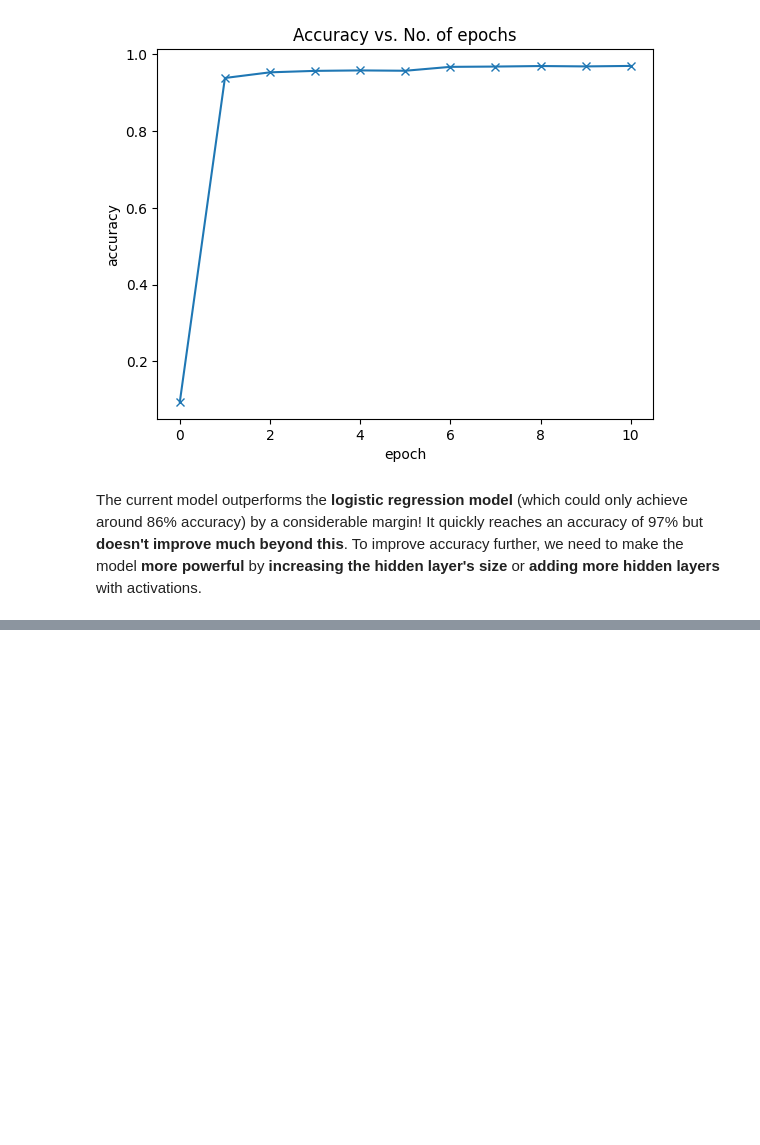
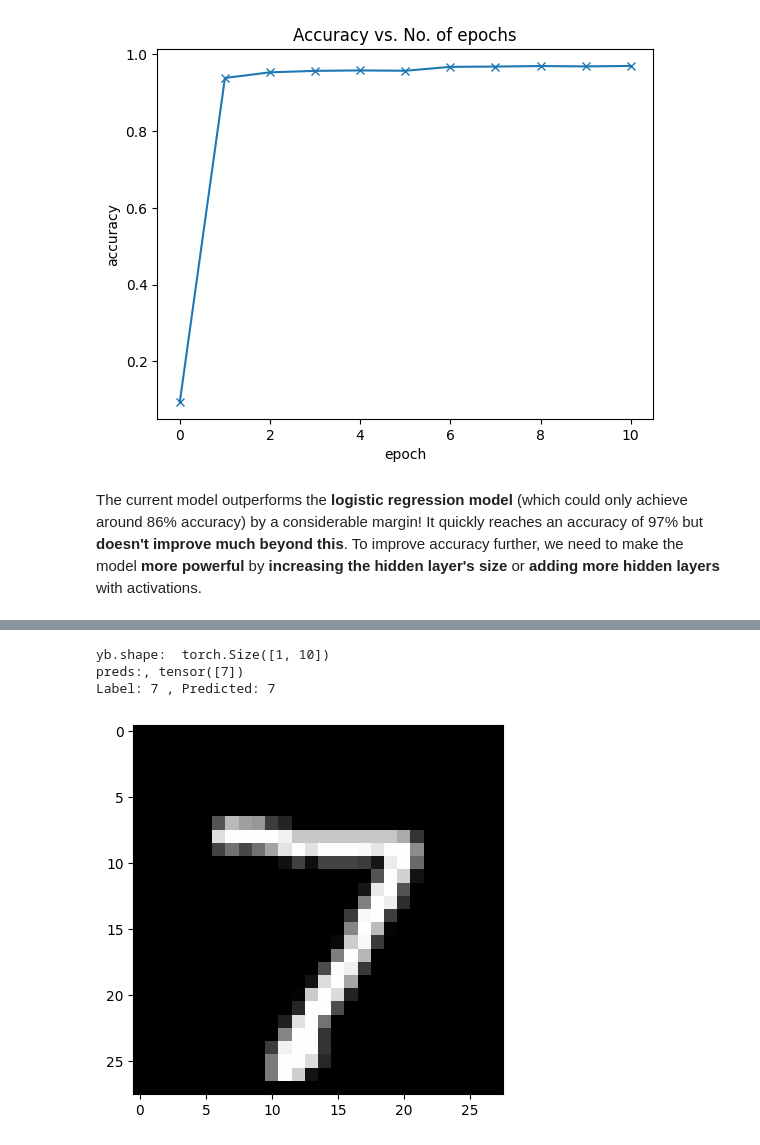
Before and after one commit to MinghanChu/DeepLearning-ZerosToGans, a Jupyter notebook: Training_Deep_NN_on_GPU.ipynb, the cells around one changed output, grey strips where cells are left out. Cells and saved outputs as stored; diff of their text form; code cells hidden in the pictures; blank space fills up the shorter version.

```diff
--- a/Training_Deep_NN_on_GPU.ipynb
+++ b/Training_Deep_NN_on_GPU.ipynb
@@ -713,0 +718,5 @@ The current model outperforms the **logistic regression model** (which could onl
+# %%
+# Define test dataset
+test_dataset = MNIST(root='data/',
+                     train=False,
+                     transform=ToTensor())
@@ -713,0 +744,18 @@ The current model outperforms the **logistic regression model** (which could onl
+# %%
+def predict_image(img, model):
+    xb = to_device(img.unsqueeze(0), device) # add batch dimension and move data to GPU same as model
+    yb = model(xb) # model is on GPU device
+    print(f'yb.shape: ', yb.shape)
+    _, preds  = torch.max(yb, dim=1) # second dimension that corresponds to the features or classes, i.e., 10 labels
+    print(f'preds:, {preds}')
+
+    return preds[0].item()
+# %%
+img, label = test_dataset[0] #sigle image
+plt.imshow(img[0], cmap='gray')
+print('Label:', label, ', Predicted:', predict_image(img, model))
+# %% [output]
+yb.shape:  torch.Size([1, 10])
+preds:, tensor([7])
+Label: 7 , Predicted: 7
+[figure, added]
```
Also changed, not shown: parts of 7 cells of this notebook.
